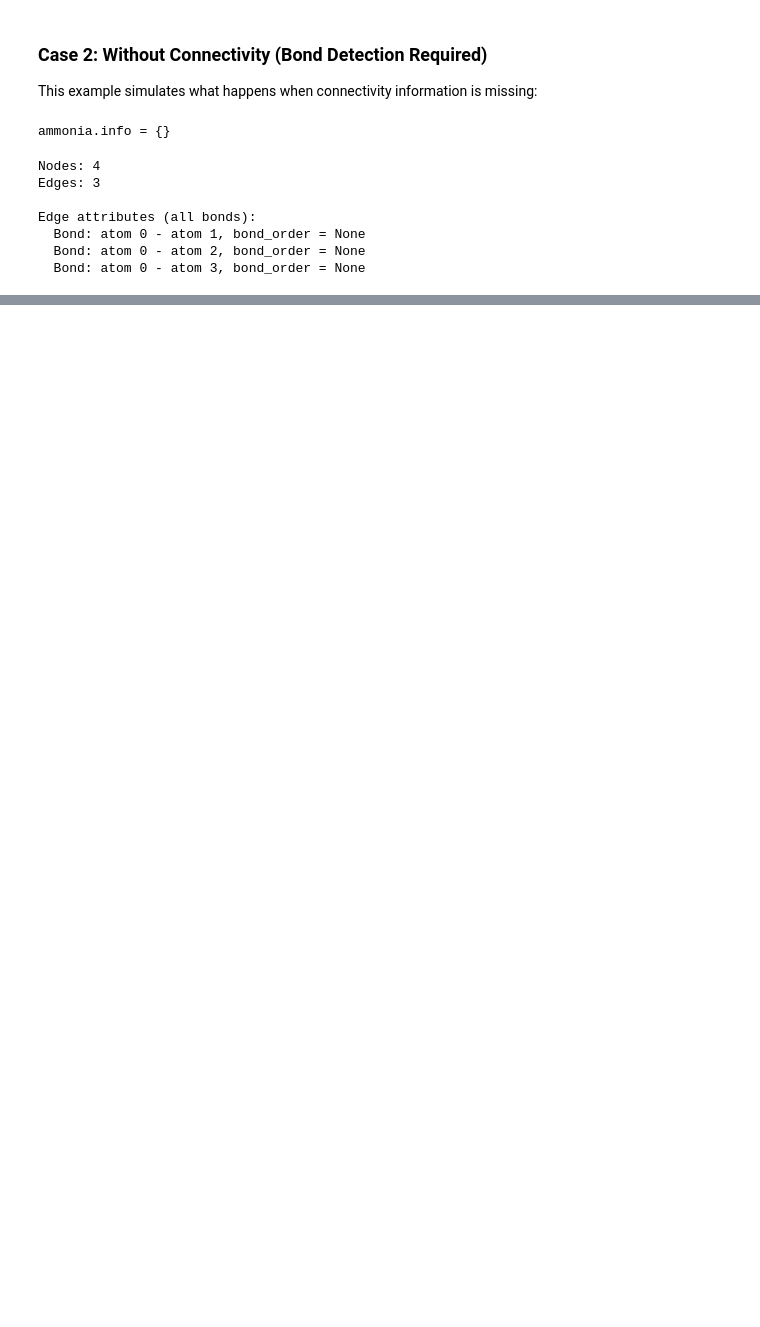
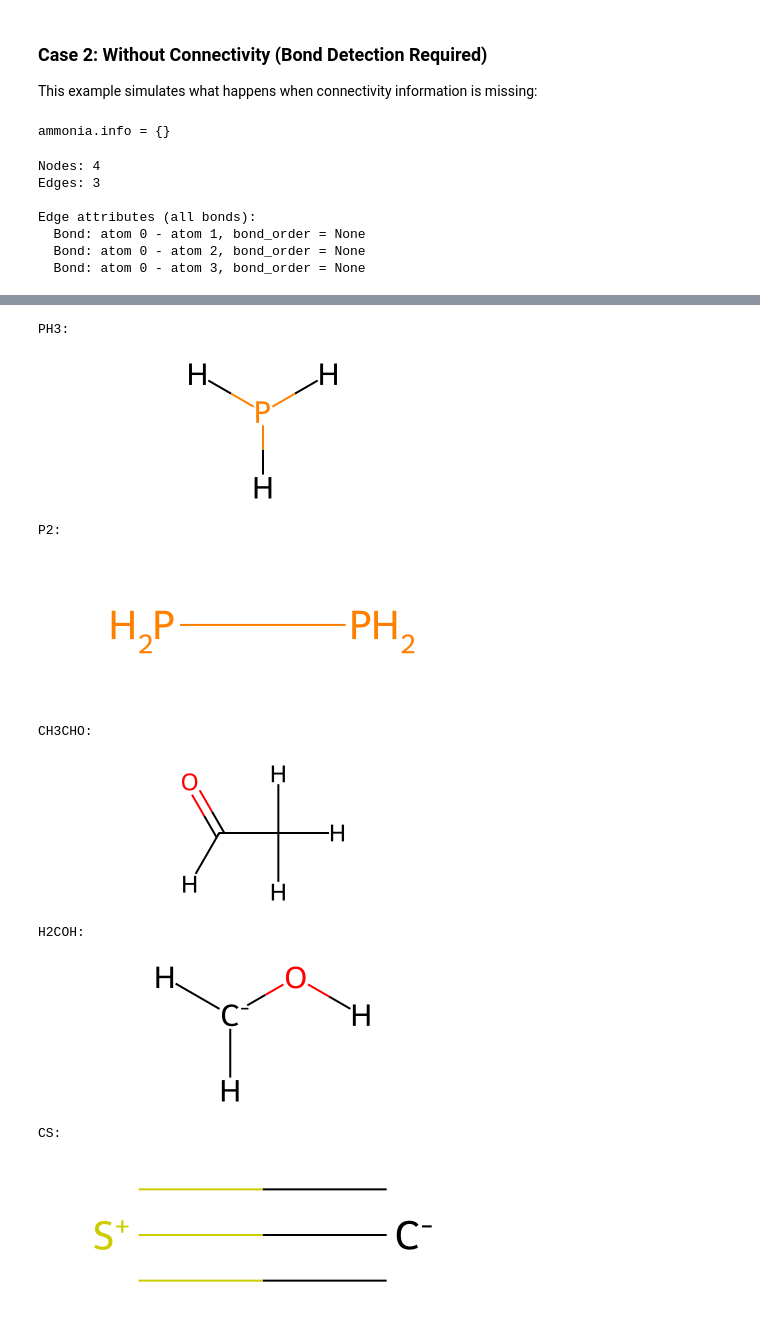
Before and after one commit to zincware/rdkit2ase, a Jupyter notebook: docs/source/ase_tools.ipynb, the cells around one changed output, grey strips where cells are left out. Saved outputs shown, nothing was run; the diff lists cells and outputs as text; code cells hidden in the pictures; blank space fills up the shorter version.

```diff
--- a/docs/source/ase_tools.ipynb
+++ b/docs/source/ase_tools.ipynb
@@ -176,3 +174,27 @@ scale=3: 6 bonds detected
+# %%
+from ase.collections import g2
+
+# Show a few molecules from the G2 database
+for idx, (atoms, name) in enumerate(zip(g2, g2.names)):
+    if idx >= 5:  # Show first 5
+        break
+
+    print(f"\n{name}:")
+    # Note: These molecules don't have connectivity, so we need suggestions
+    # We'll learn more about this in the NetworkX tools section
+    mol = molify.ase2rdkit(atoms, suggestions=[])
+    display(mol)
+# %% [output]
+PH3:
+[figure, added]
+P2:
+[figure, added]
+CH3CHO:
+[figure, added]
+H2COH:
+[figure, added]
+CS:
+[figure, added]
 # %% [markdown]
 ## Key Takeaways
 
```
Also changed, not shown: parts of 10 cells of this notebook, 7 other files.
